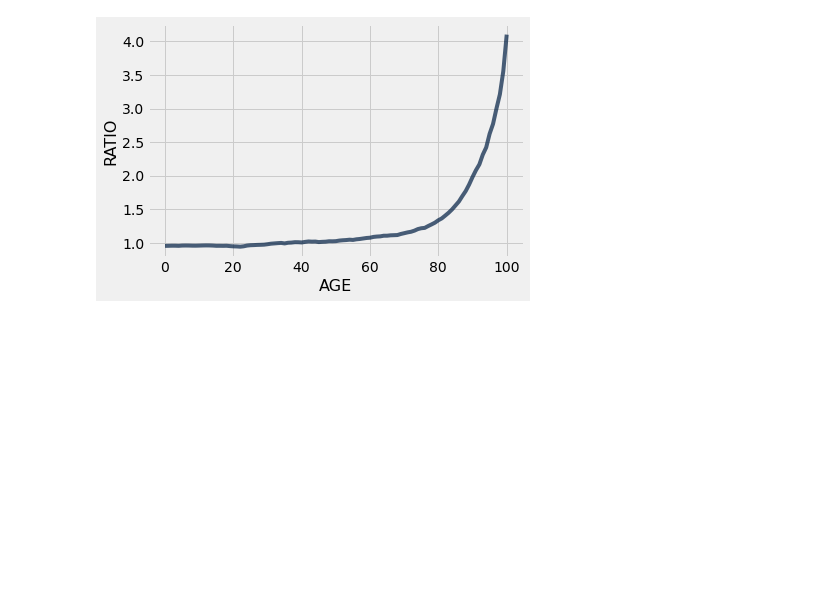
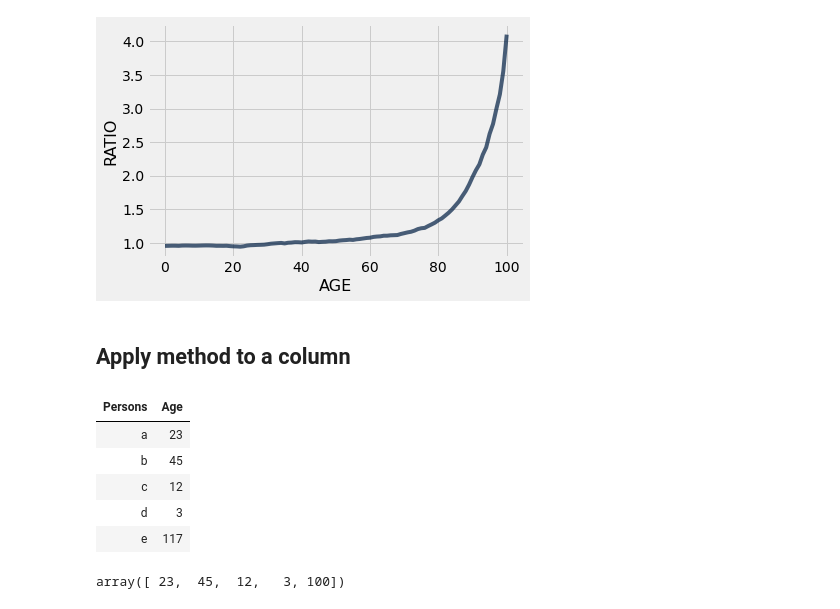
Before and after one commit to abdulbaqi/ms_python, a Jupyter notebook: datascience.ipynb, the cells around one changed output. Drawn from its saved outputs; the diff is of its cells as text; code cells hidden in the pictures; blank space fills up the shorter version.

```diff
--- a/datascience.ipynb
+++ b/datascience.ipynb
@@ -737,3 +737,19 @@ ratio.where('AGE', are.above(70))
 ratio.plot('AGE')
 # %% [output]
 [figure]
+# %% [markdown]
+## Apply method to a column
+# %%
+#let us create a table
+sample = Table().with_columns(
+    'Persons', make_array('a','b', 'c','d','e'),
+    'Age', make_array(23,45,12,3,117)
+)
+sample
+# %% [output]
+| Persons | Age |
+| a | 23 |
+| b | 45 |
+| c | 12 |
+| d | 3 |
+| e | 117 |
@@ -739,0 +761,4 @@ ratio.plot('AGE')
+# %%
+sample.apply(cut_off_at_100, 'Age')
+# %% [output]
+array([ 23,  45,  12,   3, 100])
```
Also changed, not shown: parts of 1 cell of this notebook.
